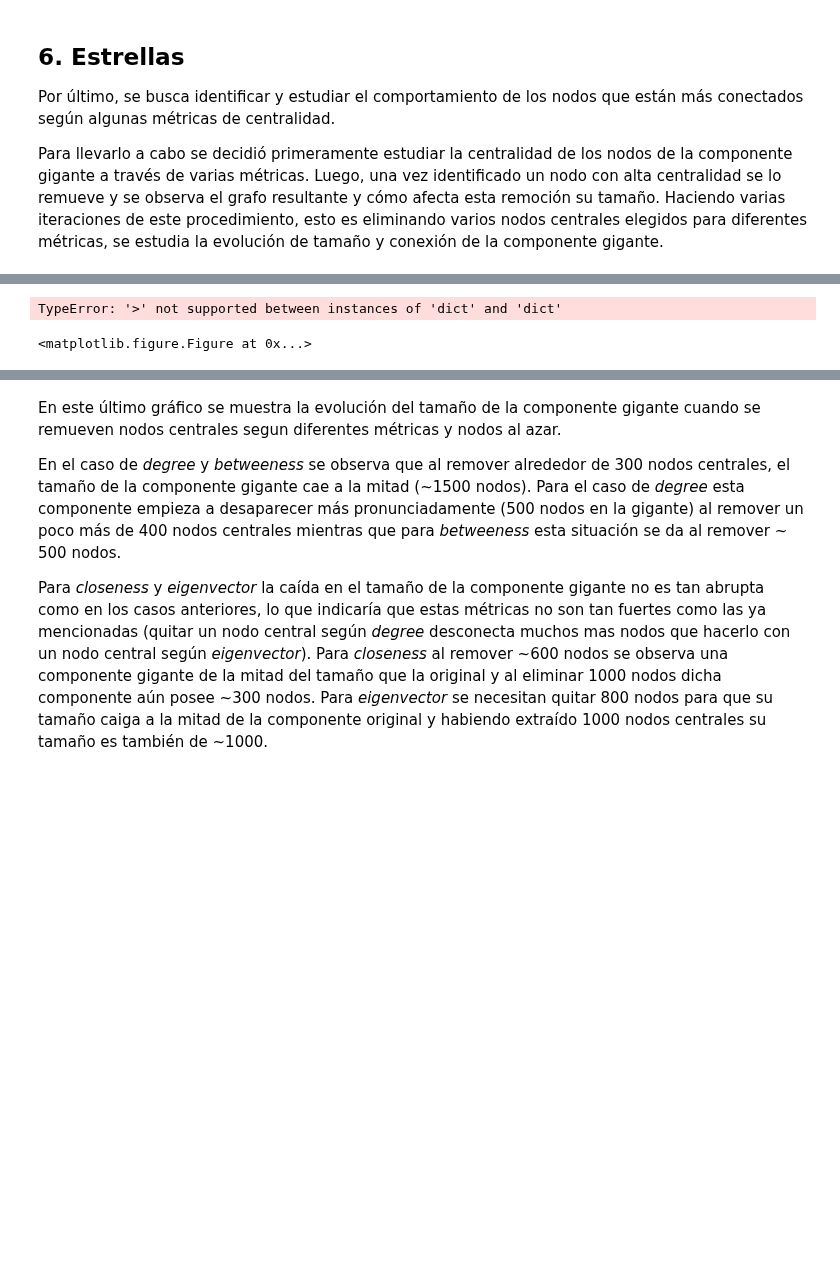
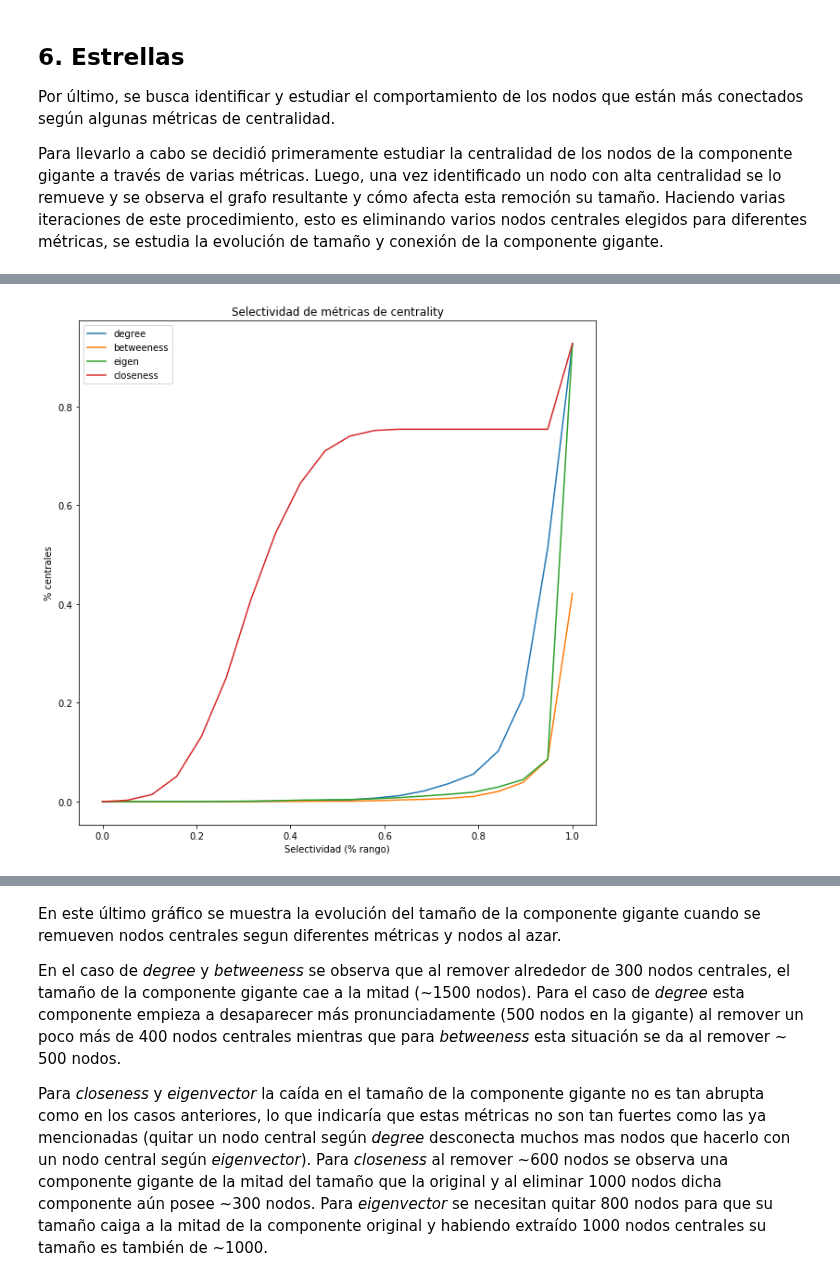
Before and after one commit to m2march/ciencia_datos, a Jupyter notebook: tp4/tp4.ipynb, the cells around one changed output, grey strips where cells are left out. Cells and saved outputs as stored; diff of their text form; code cells hidden in the pictures; blank space fills up the shorter version.

Commit message:
Resueltos los errores

```diff
--- a/tp4/tp4.ipynb
+++ b/tp4/tp4.ipynb
@@ -864,15 +884,14 @@ def plot_selectivity(centrality_scores, label=None):
 # %%
 figure(figsize=(10, 10))
 for name, scores in centrality_scores.items():
-    plot_selectivity(list(centrality_scores.values()), name)
+    plot_selectivity(list(scores.values()), name)
 xlabel('Selectividad (% rango)')
 ylabel('% centrales')
 title('Selectividad de métricas de centrality')
 legend()
 plt.show()
 # %% [output]
-TypeError: '>' not supported between instances of 'dict' and 'dict'
-<matplotlib.figure.Figure at 0x...>
+[figure, added]
 # %%
 def eliminamos_centros(G, centrality_scores, pasos):
     """
```
Also changed, not shown: parts of 17 cells of this notebook.
